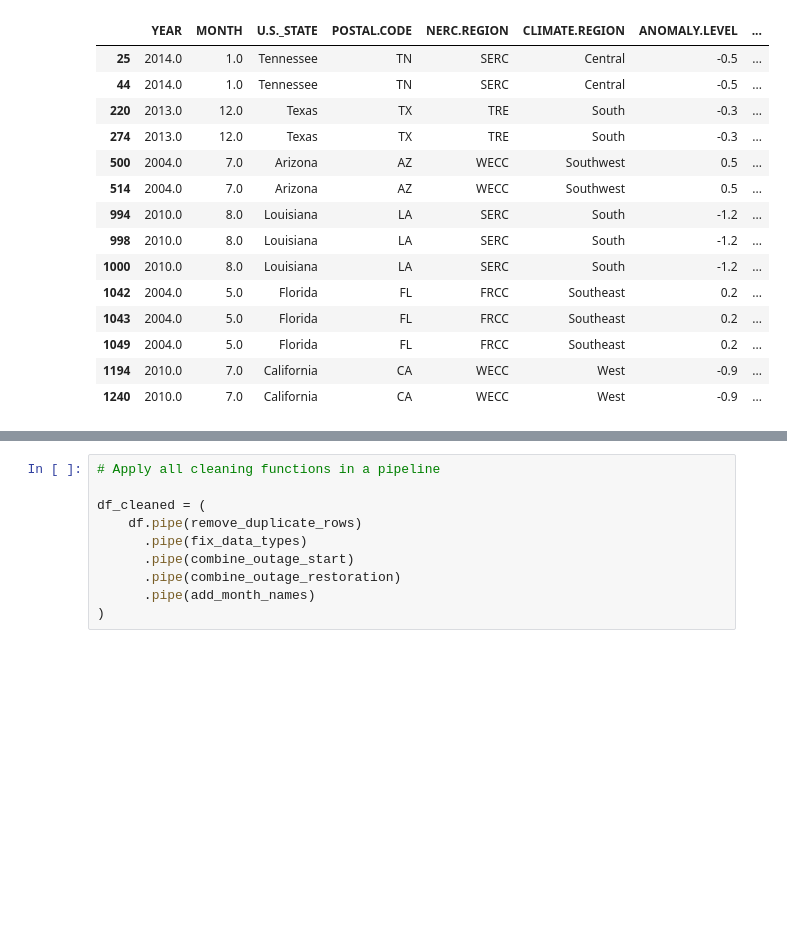
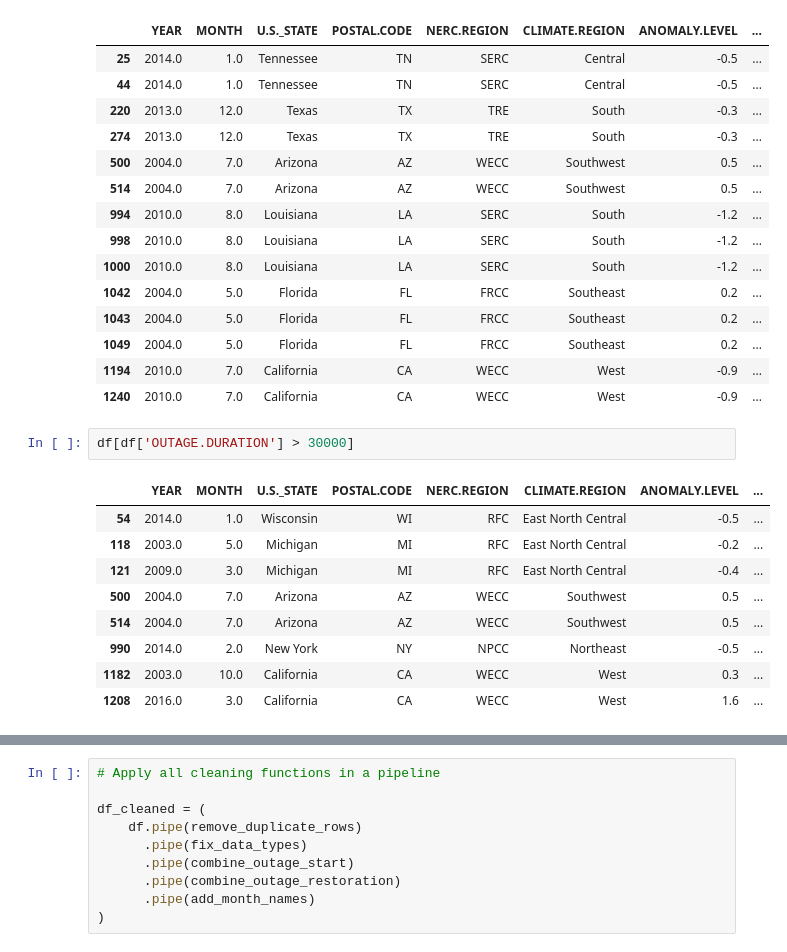
Before and after one commit to k-phantastic/US-Power-Outage-Analysis, a Jupyter notebook: full_study.ipynb, the cells around one changed output, grey strips where cells are left out. Saved outputs shown, nothing was run; the diff lists cells and outputs as text; blank space fills up the shorter version.

```diff
--- a/full_study.ipynb
+++ b/full_study.ipynb
@@ -205,6 +205,18 @@ df_duplicates
 | 1049 | 2004.0 | 5.0 | Florida | FL | FRCC | Southeast | 0.2 | ... |
 | 1194 | 2010.0 | 7.0 | California | CA | WECC | West | -0.9 | ... |
 | 1240 | 2010.0 | 7.0 | California | CA | WECC | West | -0.9 | ... |
+# %%
+df[df['OUTAGE.DURATION'] > 30000]
+# %% [output]
+|  | YEAR | MONTH | U.S._STATE | POSTAL.CODE | NERC.REGION | CLIMATE.REGION | ANOMALY.LEVEL | ... |
+| 54 | 2014.0 | 1.0 | Wisconsin | WI | RFC | East North Central | -0.5 | ... |
+| 118 | 2003.0 | 5.0 | Michigan | MI | RFC | East North Central | -0.2 | ... |
+| 121 | 2009.0 | 3.0 | Michigan | MI | RFC | East North Central | -0.4 | ... |
+| 500 | 2004.0 | 7.0 | Arizona | AZ | WECC | Southwest | 0.5 | ... |
+| 514 | 2004.0 | 7.0 | Arizona | AZ | WECC | Southwest | 0.5 | ... |
+| 990 | 2014.0 | 2.0 | New York | NY | NPCC | Northeast | -0.5 | ... |
+| 1182 | 2003.0 | 10.0 | California | CA | WECC | West | 0.3 | ... |
+| 1208 | 2016.0 | 3.0 | California | CA | WECC | West | 1.6 | ... |
 # %%
 # Data Cleaning Functions
 def remove_duplicate_rows(df):
```
Also changed, not shown: parts of 47 cells of this notebook, 22 other files.
